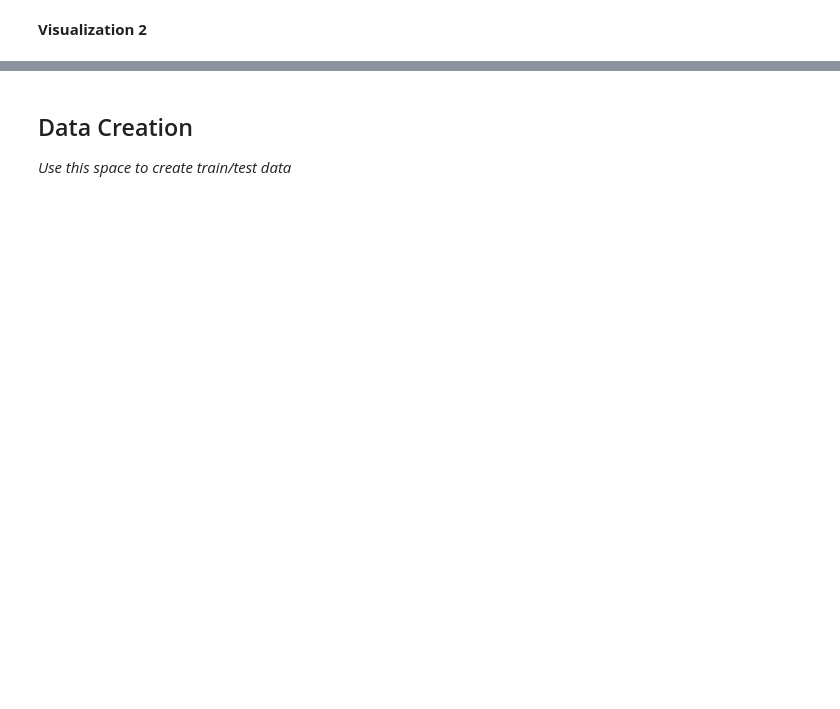
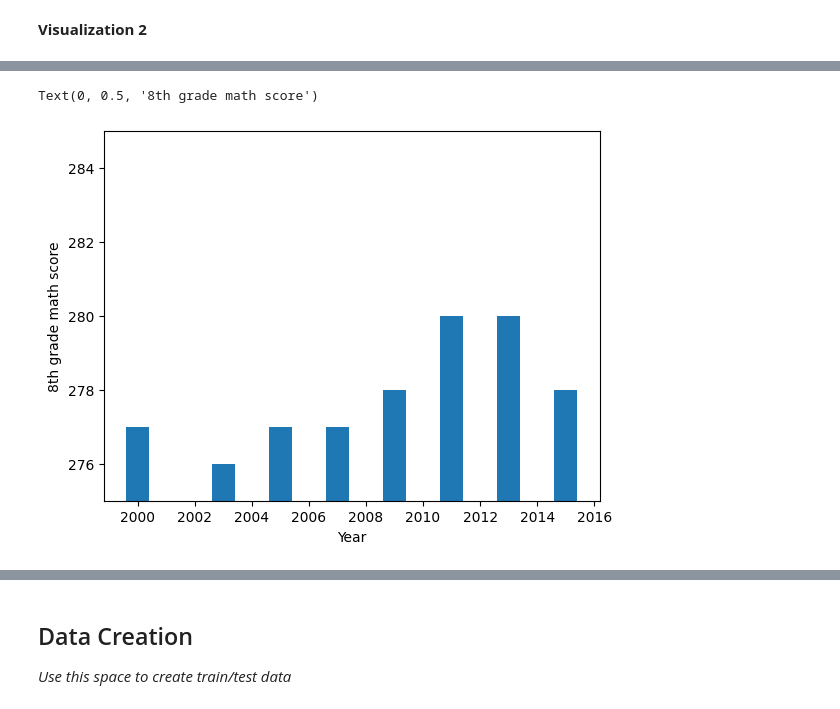
Before and after one commit to chyongha/MDST-Tutorial, a Jupyter notebook: tutorial1/checkpoint1.ipynb, the cells around one changed output, grey strips where cells are left out. Drawn from its saved outputs; the diff is of its cells as text; code cells hidden in the pictures; blank space fills up the shorter version.

```diff
--- a/tutorial1/checkpoint1.ipynb
+++ b/tutorial1/checkpoint1.ipynb
@@ -160,0 +164,10 @@ Investigate the relationship between your chosen response variable and at least
+# %%
+# @@@ 7
+df1 = df[df['STATE'] == 'MICHIGAN']
+plt.bar(df1['YEAR'], df1['AVG_MATH_8_SCORE'])
+plt.ylim(275, 285)
+plt.xlabel('Year')
+plt.ylabel('8th grade math score')
+# %% [output]
+Text(0, 0.5, '8th grade math score')
+[figure, added]
```
Also changed, not shown: parts of 22 cells of this notebook, 1 other file.
